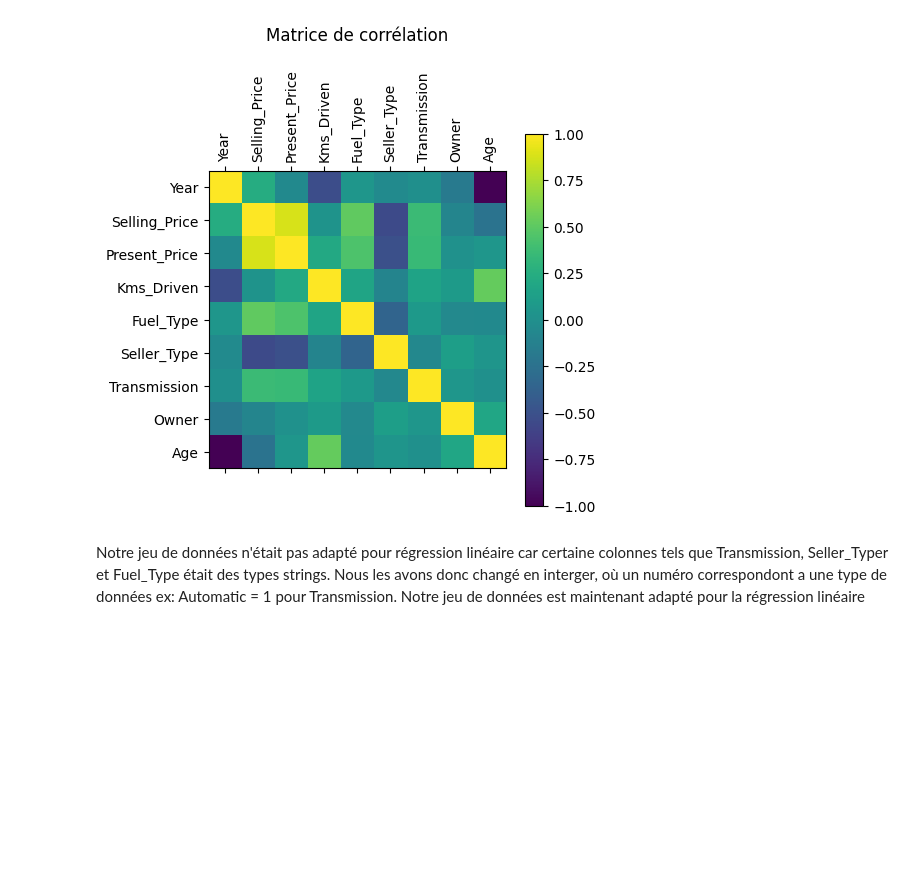
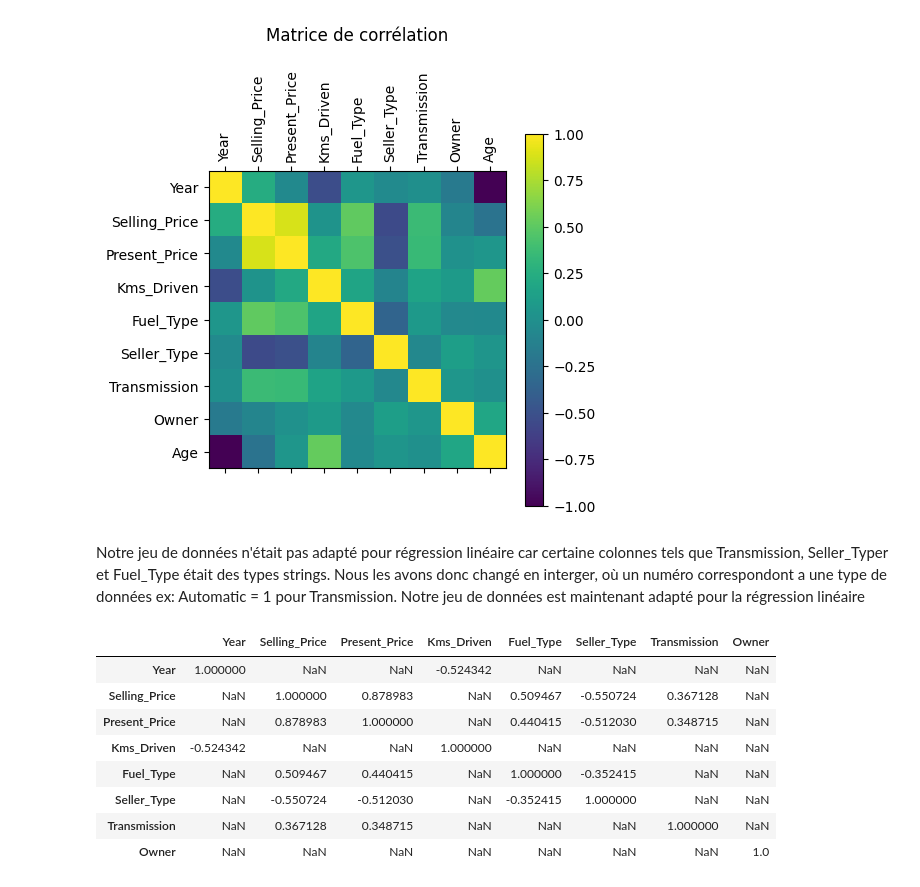
Before and after one commit to ilyes-chabab/new-car, a Jupyter notebook: analysis.ipynb, the cells around one changed output. Drawn from its saved outputs; the diff is of its cells as text; code cells hidden in the pictures; blank space fills up the shorter version.

Commit message:
Add correlation

```diff
--- a/analysis.ipynb
+++ b/analysis.ipynb
@@ -124,3 +124,16 @@ plt.show()
 [figure]
 # %% [markdown]
 Notre jeu de données n'était pas adapté pour régression linéaire car certaine colonnes tels que Transmission, Seller_Typer et Fuel_Type était des types strings. Nous les avons donc changé en interger, où un numéro correspondont a une type de données ex: Automatic = 1 pour Transmission. Notre jeu de données est maintenant adapté pour la régression linéaire
+# %%
+correlation = df.select_dtypes(include=['number']).corr ()
+correlation[((correlation <= -0.3) | (correlation >= 0.3))]
+# %% [output]
+|  | Year | Selling_Price | Present_Price | Kms_Driven | Fuel_Type | Seller_Type | Transmission | Owner |
+| Year | 1.000000 | NaN | NaN | -0.524342 | NaN | NaN | NaN | NaN |
+| Selling_Price | NaN | 1.000000 | 0.878983 | NaN | 0.509467 | -0.550724 | 0.367128 | NaN |
+| Present_Price | NaN | 0.878983 | 1.000000 | NaN | 0.440415 | -0.512030 | 0.348715 | NaN |
+| Kms_Driven | -0.524342 | NaN | NaN | 1.000000 | NaN | NaN | NaN | NaN |
+| Fuel_Type | NaN | 0.509467 | 0.440415 | NaN | 1.000000 | -0.352415 | NaN | NaN |
+| Seller_Type | NaN | -0.550724 | -0.512030 | NaN | -0.352415 | 1.000000 | NaN | NaN |
+| Transmission | NaN | 0.367128 | 0.348715 | NaN | NaN | NaN | 1.000000 | NaN |
+| Owner | NaN | NaN | NaN | NaN | NaN | NaN | NaN | 1.0 |
```
